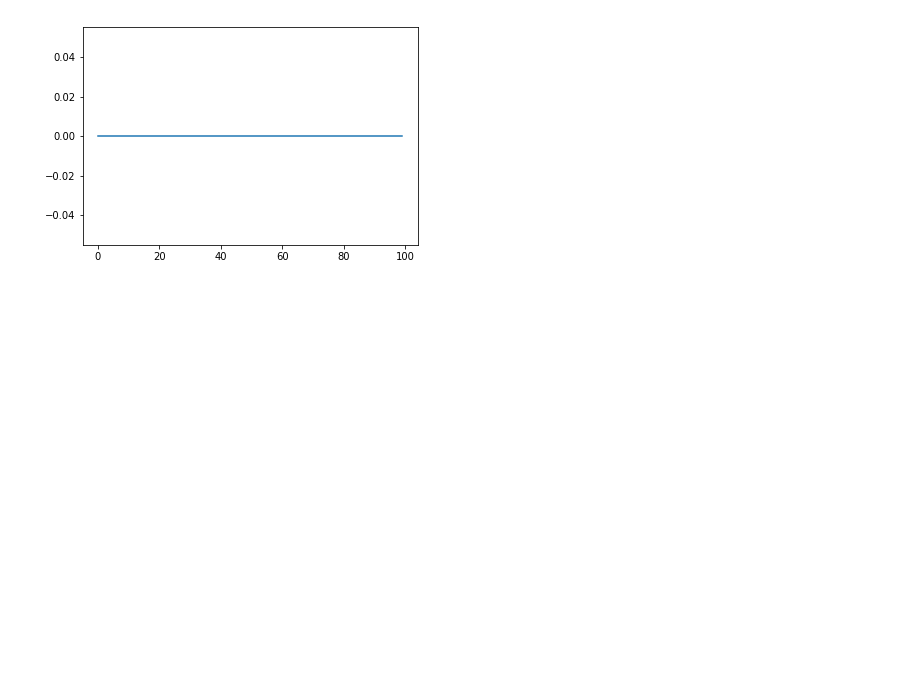
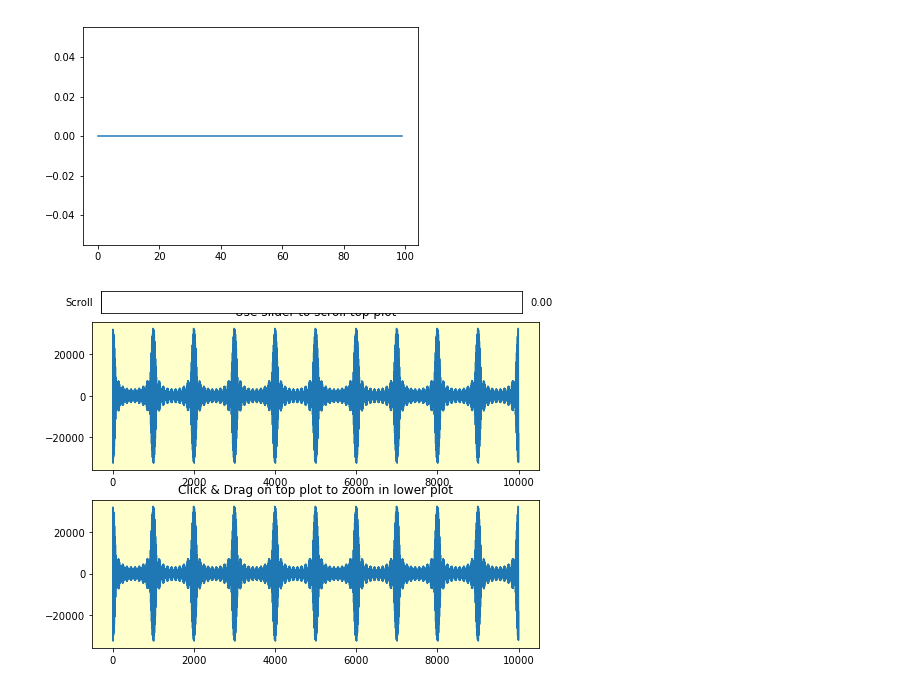
Before and after one commit to AronToYou/wavgen, a Jupyter notebook: waveforms/visualization.ipynb, the cells around one changed output. Cells and saved outputs as stored; diff of their text form; code cells hidden in the pictures; blank space fills up the shorter version.

Commit message:
3/10:Plotting, timing, & HS1 waveforms.

```diff
--- a/waveforms/visualization.ipynb
+++ b/waveforms/visualization.ipynb
@@ -95,3 +95,65 @@ plt.show()
 # %% [output]
 <multiprocessing.sharedctypes.c_short_Array_100 object at 0x...>
 [figure]
+# %%
+import h5py
+import numpy as np
+import matplotlib.pyplot as plt
+from matplotlib.widgets import SpanSelector, Slider
+
+PLOT_MAX = int(1E4)
+
+filename = 'stable_AB.h5py'
+sample_length = 0
+with h5py.File(filename, "r") as f:
+    sample_length = f.get('data').shape[0]
+
+
+def load(buf, buf_start, buf_size):
+    with h5py.File(filename, "r") as f:
+        for i, dat in enumerate(f.get('data')[buf_start:buf_start+buf_size]):
+            buf[i] = dat
+
+
+N = PLOT_MAX
+xdat = np.arange(N)
+ydat = np.zeros(N, dtype='int16')
+load(ydat, 0, N)
+
+fig, (ax1, ax2) = plt.subplots(2, figsize=(8, 6))
+
+ax1.set(facecolor='#FFFFCC')
+line1, = ax1.plot(xdat, ydat, '-')
+ax1.set_title('Use slider to scroll top plot')
+
+ax2.set(facecolor='#FFFFCC')
+line2, = ax2.plot(xdat, ydat, '-')
+ax2.set_title('Click & Drag on top plot to zoom in lower plot')
+
+def onselect(xmin, xmax):
+    indmin, indmax = np.searchsorted(xdat, (xmin, xmax))
+    indmax = min(N - 1, indmax)
+
+    thisx = ydat[indmin:indmax]
+    thisy = xdat[indmin:indmax]
+    line2.set_data(thisx, thisy)
+    ax2.set_xlim(thisx[0], thisx[-1])
+    fig.canvas.draw()
+
+def scroll(offset):
+    thisx = np.add(xdat, offset)
+    load(ydat, offset, N + offset)
+    line1.set_data(thisx, ydat)
+    ax1.set_xlim(thisx[0], thisx[-1])
+    fig.canvas.draw()
+
+## Widget Construction ##
+axspar = plt.axes([0.14, 0.9, 0.73, 0.05])
+slid = Slider(axspar, 'Scroll', valmin=0, valmax=sample_length - N, valinit=0)
+span = SpanSelector(ax1, onselect, 'horizontal', useblit=True, rectprops=dict(alpha=0.5, facecolor='red'))
+
+slid.on_changed(scroll)
+
+plt.show()
+# %% [output]
+[figure, added]
```
Also changed, not shown: parts of 1 cell of this notebook, 2 other files.
